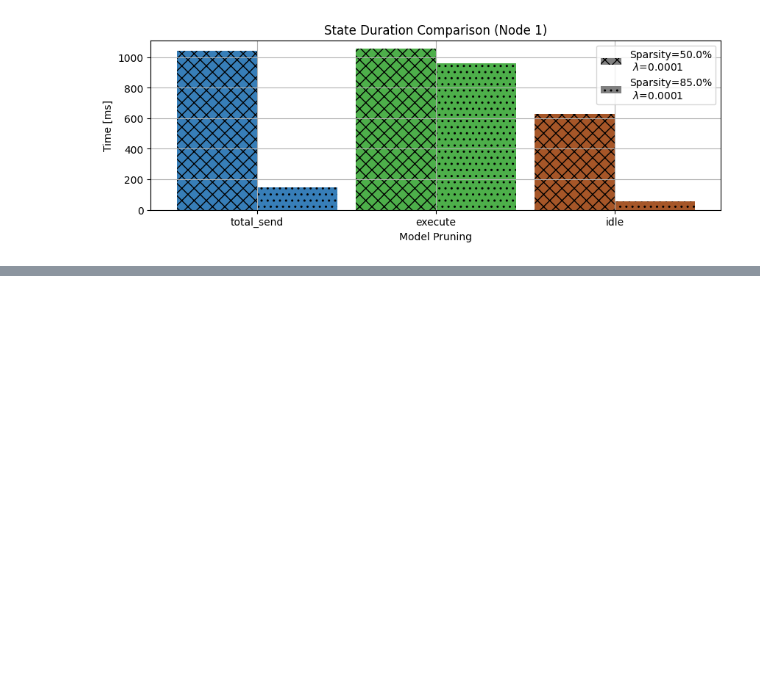
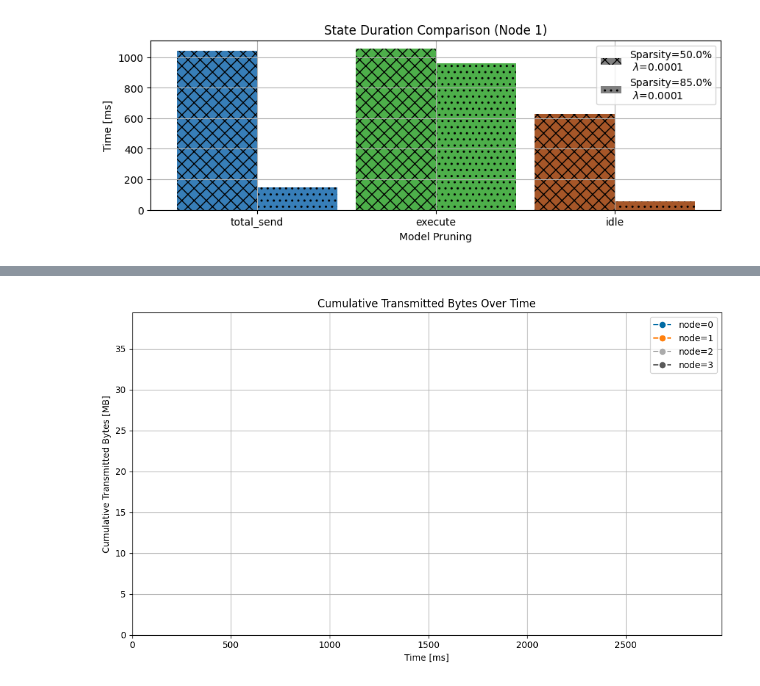
Before and after one commit to neu-spiral/CaP2, a Jupyter notebook: sandbox/plot_timing.ipynb, the cells around one changed output, grey strips where cells are left out. Saved outputs shown, nothing was run; the diff lists cells and outputs as text; code cells hidden in the pictures; blank space fills up the shorter version.

```diff
--- a/sandbox/plot_timing.ipynb
+++ b/sandbox/plot_timing.ipynb
@@ -449,0 +874,91 @@ if DO_SAVE:
+# %%
+import numpy as np
+import matplotlib.pyplot as plt
+from matplotlib.animation import FuncAnimation
+import pandas as pd
+
+# Assuming 'block_event_df' is your DataFrame with columns: 'time', 'bytes_tx', 'node', 'type'
+# Also assuming 'num_nodes' is defined
+
+# Parameters
+num_nodes = block_event_df['node'].nunique()
+dt = 50  # Time step in milliseconds
+max_time = block_event_df['time'].max()
+time_steps = np.arange(0, max_time + dt, dt)
+
+# Preprocess data per node
+node_data = {}
+max_cum_bytes = 0  # To keep track of the maximum cumulative bytes across all nodes
+
+for i in range(num_nodes):
+    # Filter data for the node and where 'type' is 'send' and 'bytes_tx' is not null
+    df_node = block_event_df[(block_event_df['node'] == i) &
+                             (block_event_df['type'] == 'send') &
+                             (block_event_df['bytes_tx'].notna())].sort_values('time')
+    # Reset index after filtering
+    df_node = df_node.reset_index(drop=True)
+    node_data[i] = df_node
+    # Compute cumulative sum of 'bytes_tx' for the node
+    cum_bytes = np.cumsum(df_node['bytes_tx'].values)
+    if len(cum_bytes) > 0:
+        max_cum_bytes = max(max_cum_bytes, cum_bytes[-1])
+
+# Initialize the figure and axes
+fig, ax = plt.subplots(figsize=(10, 6))
+ax.grid()
+ax.set_title('Cumulative Transmitted Bytes Over Time')
+ax.set_xlabel('Time [ms]')
+ax.set_ylabel('Cumulative Transmitted Bytes [MB]')
+ax.set_xlim(0, max_time * 1.1)
+ax.set_ylim(0, max_cum_bytes / 1e6 * 1.1)  # Convert bytes to megabytes (MB)
+
+# Initialize lines for each node
+lines = []
+for i in range(num_nodes):
+    line, = ax.plot([], [], '--o', label=f'node={i}')
+    lines.append(line)
+
+ax.legend()
+
+def init():
+    for line in lines:
+        line.set_data([], [])
+    return lines
+
+def animate(frame):
+    current_time = time_steps[frame]
+    for i, line in enumerate(lines):
+        df_node = node_data[i]
+        # Filter data up to the current time
+        df_node_current = df_node[df_node['time'] <= current_time]
+        if df_node_current.empty:
+            x_data = []
+            y_data = []
+        else:
+            cum_bytes = np.cumsum(df_node_current['bytes_tx'].values)
+            x_data = df_node_current['time'].values
+            y_data = cum_bytes / 1e6  # Convert bytes to megabytes (MB)
+        line.set_data(x_data, y_data)
+    ax.set_title(f'Cumulative Transmitted Bytes Over Time (Time: {current_time:.0f} ms)')
+    return lines
+
+num_frames = len(time_steps)
+ani = FuncAnimation(
+    fig,
+    animate,
+    frames=num_frames,
+    init_func=init,
+    interval=100,  # Adjust interval as needed
+    blit=False,
+    repeat=False
+)
+
+plt.tight_layout()
+plt.show()
+
+# Save the animation if needed
+if DO_SAVE:
+    # Ensure you have 'pillow' installed (`pip install pillow`)
+    ani.save(os.path.join(save_dir, 'cumulative_transmitted_bytes_animation.gif'), writer='pillow', fps=10)
+# %% [output]
+[figure, added]
```
Also changed, not shown: parts of 18 cells of this notebook.
